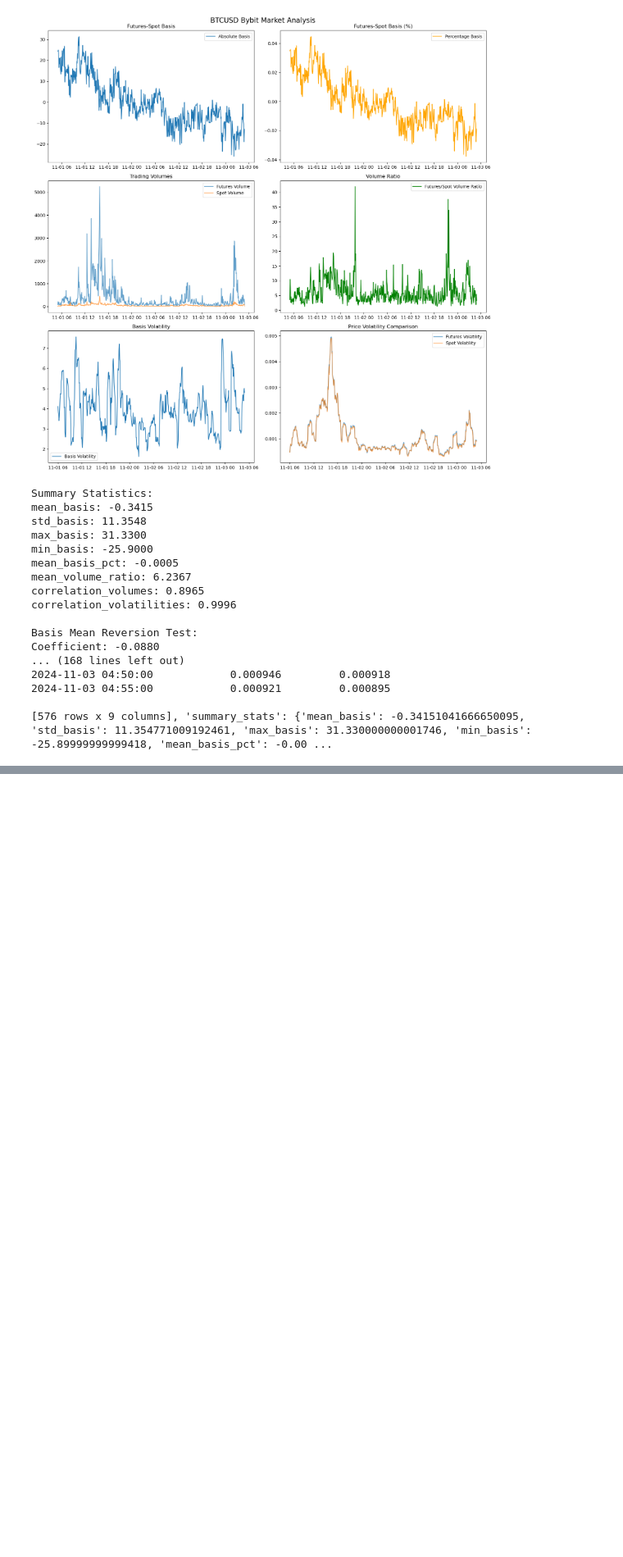
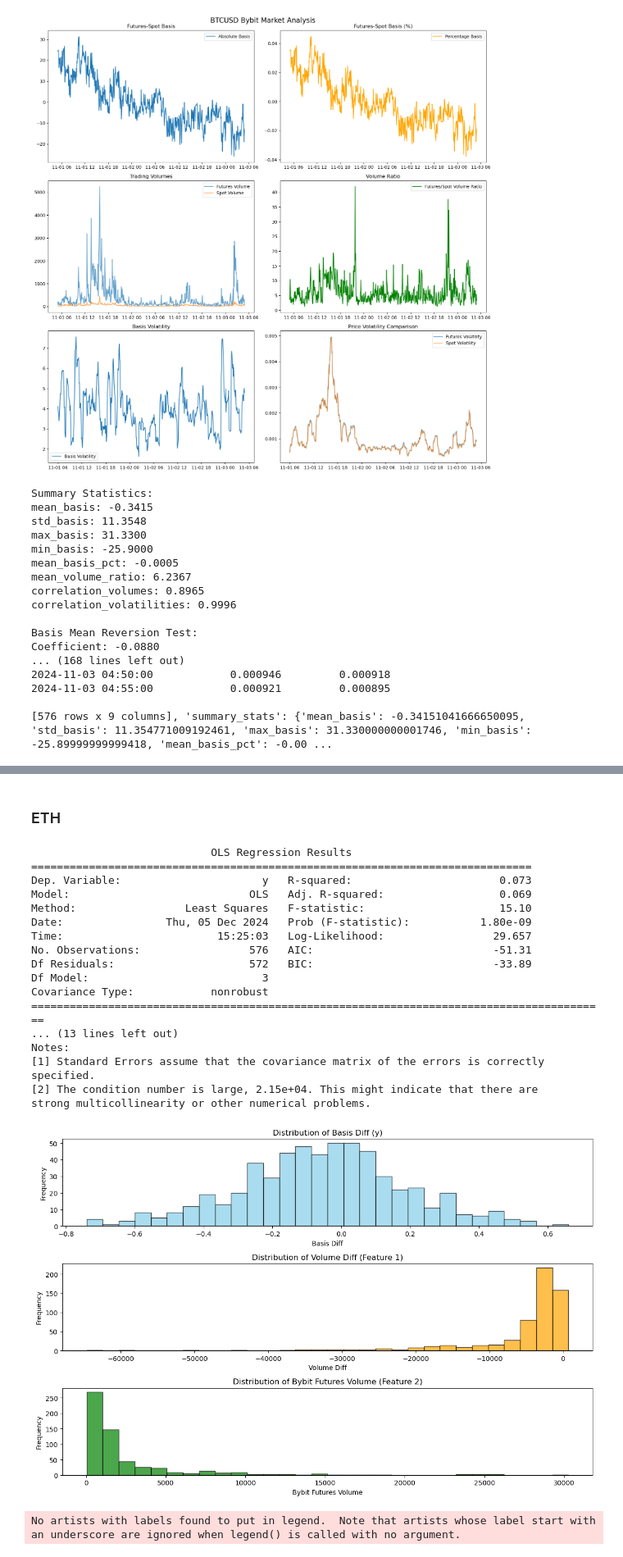
Before and after one commit to karuu6/futures_basis, a Jupyter notebook: Main_Code_New.ipynb, the cells around one changed output, grey strips where cells are left out. Shown at 82% size. Saved outputs shown, nothing was run; the diff lists cells and outputs as text; code cells hidden in the pictures; blank space fills up the shorter version.

```diff
--- a/Main_Code_New.ipynb
+++ b/Main_Code_New.ipynb
@@ -556,0 +832,24 @@ print(f"Profit opportunity volatility: {basis_metrics['potential_profit'].std():
+# %% [markdown]
+### ETH
+# %%
+regression_analysis('ETHUSD')
+# %% [output]
+                            OLS Regression Results
+==============================================================================
+Dep. Variable:                      y   R-squared:                       0.073
+Model:                            OLS   Adj. R-squared:                  0.069
+Method:                 Least Squares   F-statistic:                     15.10
+Date:                Thu, 05 Dec 2024   Prob (F-statistic):           1.80e-09
+Time:                        15:25:03   Log-Likelihood:                 29.657
+No. Observations:                 576   AIC:                            -51.31
+Df Residuals:                     572   BIC:                            -33.89
+Df Model:                           3
+Covariance Type:            nonrobust
+==========================================================================================
+... (13 lines left out)
+Notes:
+[1] Standard Errors assume that the covariance matrix of the errors is correctly specified.
+[2] The condition number is large, 2.15e+04. This might indicate that there are
+strong multicollinearity or other numerical problems.
+[figure, added]
+No artists with labels found to put in legend.  Note that artists whose label start with an underscore are ignored when legend() is called with no argument.
```
Also changed, not shown: parts of 17 cells of this notebook.
